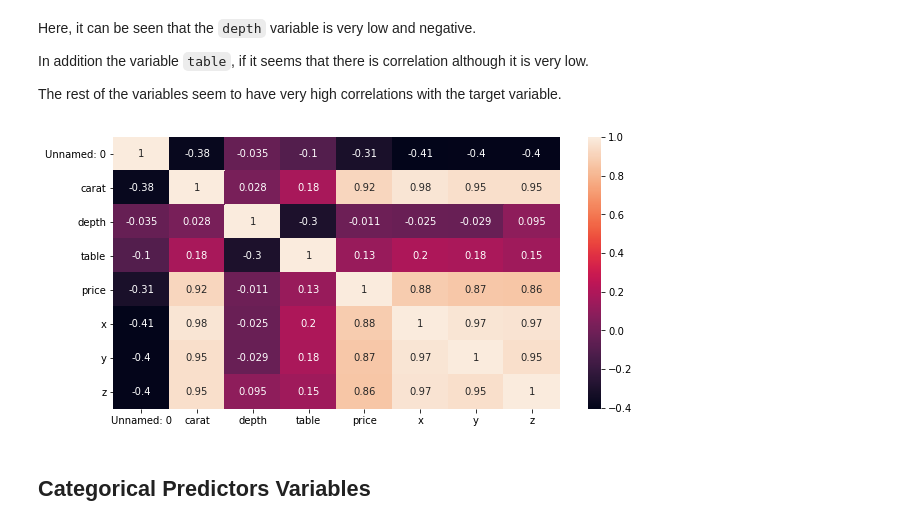
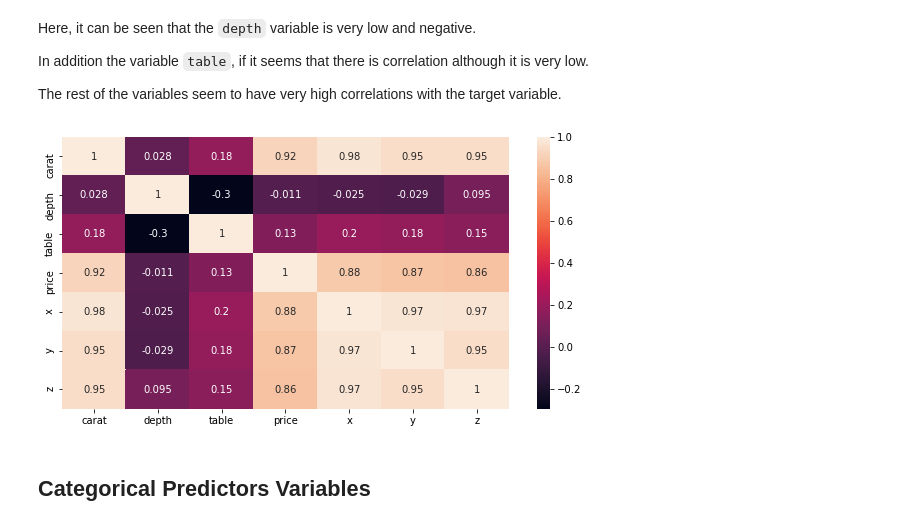
Before and after one commit to MarioGar25/Diamonds-everywhere, a Jupyter notebook: Diamonds-ML-Model.ipynb, the cells around one changed output. Saved outputs shown, nothing was run; the diff lists cells and outputs as text; code cells hidden in the pictures.

```diff
--- a/Diamonds-ML-Model.ipynb
+++ b/Diamonds-ML-Model.ipynb
@@ -303,11 +303,11 @@ The rest of the variables seem to have very high correlations with the target va
 # %%
 #correlation matrix heatmap
 plt.figure(figsize=(10, 5))
-sns.heatmap(df_train.corr(), annot = True)
+sns.heatmap(df_train.drop("Unnamed: 0", axis=1).corr(), annot = True)
 plt.savefig("output/Corr_Heatmap.jpg", dpi = 100)
 plt.show();
 # %% [output]
-[figure, old version]
+[figure, new version]
 # %% [markdown]
 ## Categorical Predictors Variables
 # %% [markdown]
```
Also changed, not shown: parts of 4 cells of this notebook, 4 other files.
